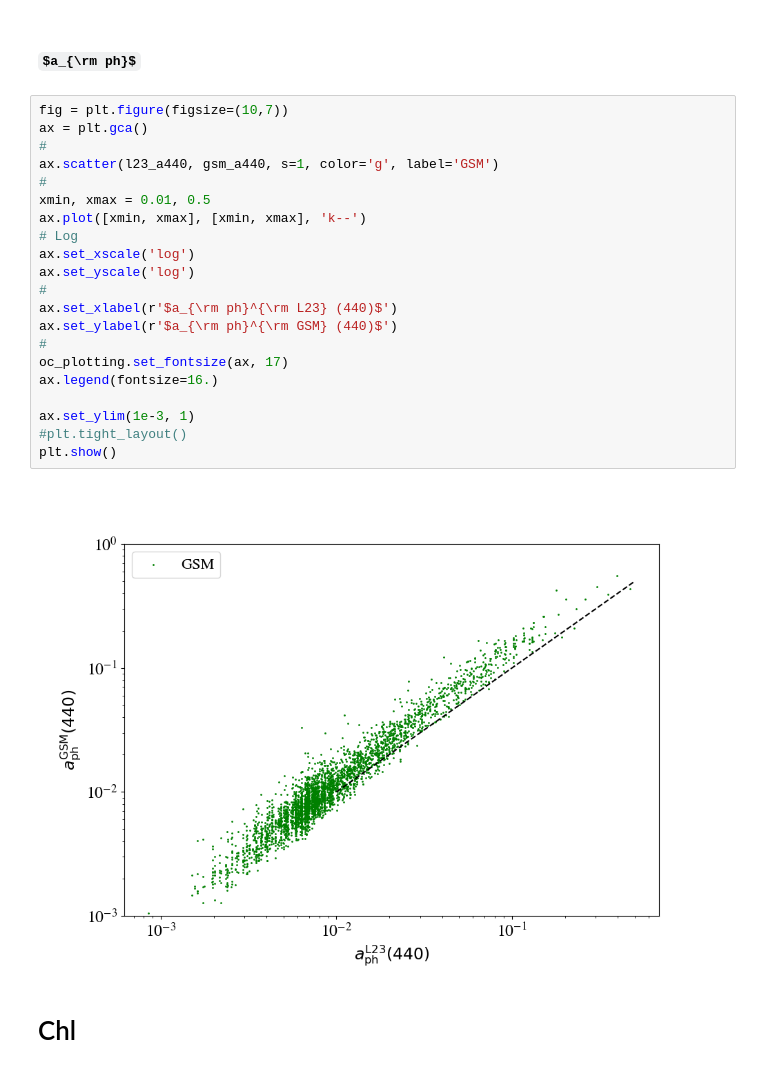
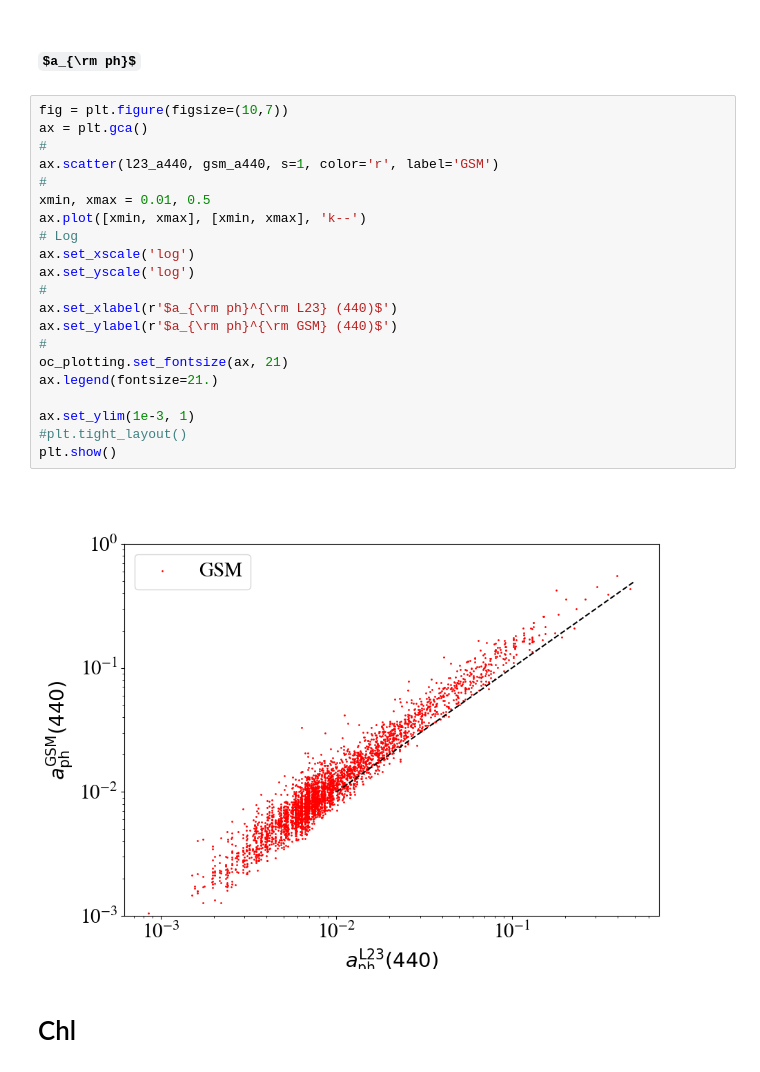
Before and after one commit to ocean-colour/bing, a Jupyter notebook: papers/phytoplankton/Analysis/GSM_on_L23.ipynb, the cells around one changed output. Saved outputs shown, nothing was run; the diff lists cells and outputs as text; some formulas as TeX source.

```diff
--- a/papers/phytoplankton/Analysis/GSM_on_L23.ipynb
+++ b/papers/phytoplankton/Analysis/GSM_on_L23.ipynb
@@ -140,26 +140,26 @@ gsm_a440 = calc_aph440(pdict[k_gsm])
 # %%
 fig = plt.figure(figsize=(10,7))
 ax = plt.gca()
 #
-ax.scatter(l23_a440, gsm_a440, s=1, color='g', label='GSM')
+ax.scatter(l23_a440, gsm_a440, s=1, color='r', label='GSM')
 #
 xmin, xmax = 0.01, 0.5
 ax.plot([xmin, xmax], [xmin, xmax], 'k--')
 # Log
 ax.set_xscale('log')
 ax.set_yscale('log')
 #
 ax.set_xlabel(r'$a_{\rm ph}^{\rm L23} (440)$')
 ax.set_ylabel(r'$a_{\rm ph}^{\rm GSM} (440)$')
 #
-oc_plotting.set_fontsize(ax, 17)
-ax.legend(fontsize=16.)
+oc_plotting.set_fontsize(ax, 21)
+ax.legend(fontsize=21.)
 
 ax.set_ylim(1e-3, 1)
 #plt.tight_layout()
 plt.show()
 # %% [output]
-[figure, old version]
+[figure, new version]
 # %% [markdown]
 # Chl
 # %% [markdown]
```
